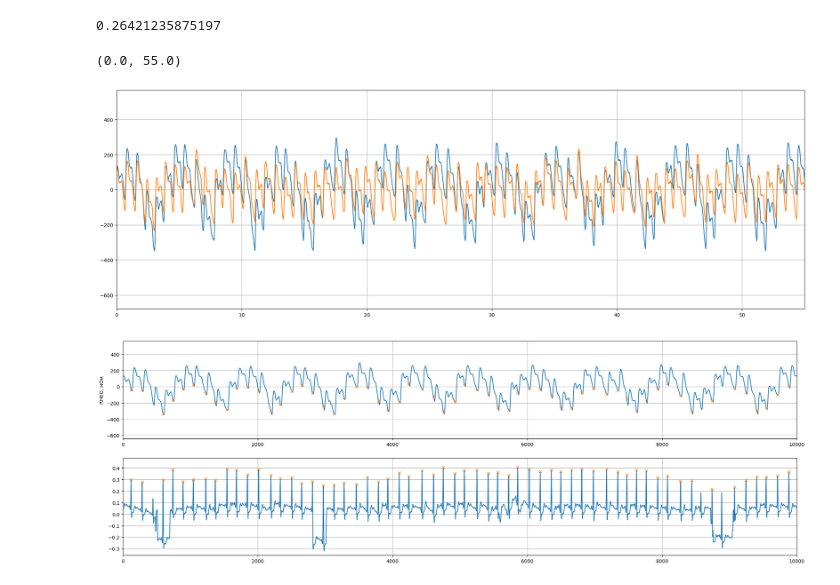
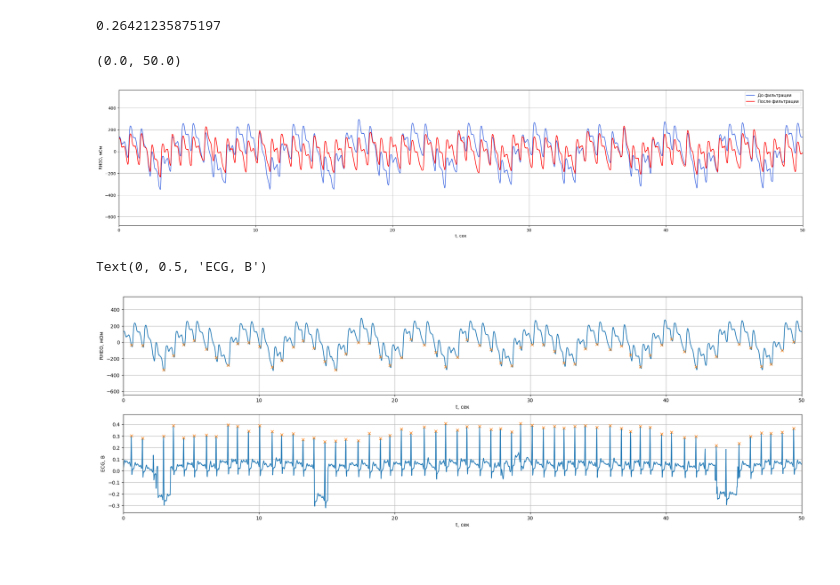
Before and after one commit to AS-git-blip/-, a Jupyter notebook: V2.ipynb, the cells around one changed output. Saved outputs shown, nothing was run; the diff lists cells and outputs as text; code cells hidden in the pictures; blank space fills up the shorter version.

```diff
--- a/V2.ipynb
+++ b/V2.ipynb
@@ -27,26 +27,30 @@ data
 388325 rows × 8 columns
 # %%
 f = plt.figure()
-f.set_figwidth(25)
-f.set_figheight(8)
+f.set_figwidth(20)
+f.set_figheight(10)
 left =0;
-right=40;
+right=50;
 
 #plt.plot(data.TIME_s, data.RHEO_1_mΩ, data.TIME_s, data.ECG_V)
 plt.subplot(3, 1, 1)
-plt.plot(data.TIME_s, -data.RHEO_1_mΩ, data.TIME_s, data.BASE_1_Ω)
+plt.plot(data.TIME_s, -data.RHEO_1_mΩ)
 plt.xlim([left, right])
 plt.xlabel("t, сек")
 plt.ylabel("RHEO, мОм")
 plt.grid(True)
 
-plt.subplot(3, 1, 2)
+plt.subplot(3, 1, 3)
 plt.plot(data.TIME_s, data.ECG_V)
 plt.xlim([left, right])
+plt.xlabel("t, сек")
+plt.ylabel("ECG, В")
 plt.grid(True)
 
-plt.subplot(3, 1, 3)
+plt.subplot(3, 1, 2)
 plt.plot(data.TIME_s, data.BASE_1_Ω)
 plt.xlim([left, right])
+plt.xlabel("t, сек")
+plt.ylabel("BASE, Ом")
 plt.grid(True)
 # %% [output]
@@ -93,39 +99,45 @@ order = 3  # Порядок фильтра Баттерворта
 # %%
 q=bandstop_filter(-data.RHEO_1_mΩ, a-0.06, a+0.06, fs, order)
 
 f = plt.figure()
-f.set_figwidth(25)
-f.set_figheight(8)
+f.set_figwidth(30)
+f.set_figheight(6)
 
-plt.plot(data.TIME_s, -data.RHEO_1_mΩ, data.TIME_s, q)
-#plt.plot(q)
+plt.plot(data.TIME_s, -data.RHEO_1_mΩ, color='royalblue', label='До фильтрации')
+plt.plot(data.TIME_s, q, color='red', label='После фильтрации')
+plt.legend()
+
+plt.xlabel("t, сек")
+plt.ylabel("RHEO, мОм")
+
 plt.grid(True)
-plt.xlim([left, 55])
+plt.xlim([left, right])
 # %% [output]
-(0.0, 55.0)
+(0.0, 50.0)
-[figure, old version]
+[figure, new version]
 # %%
-#поиск точек на pq интервале
+#поиск точек на реограмме, соответствующих R-зубцам
 p, _ =find_peaks(data.ECG_V, height=0.2)
 
 f = plt.figure()
 f.set_figwidth(25)
 f.set_figheight(8)
 
-right=10000
-
 plt.subplot(2, 1, 1)
-plt.plot(-data.RHEO_1_mΩ)
-plt.plot(p, -data.RHEO_1_mΩ[p], 'x')
+plt.plot(data.TIME_s, -data.RHEO_1_mΩ)
+plt.plot(data.TIME_s[p], -data.RHEO_1_mΩ[p], 'x')
 plt.xlim([left, right])
-#plt.xlabel("t, сек")
+plt.xlabel("t, сек")
 plt.ylabel("RHEO, мОм")
 plt.grid(True)
 
 plt.subplot(2, 1, 2)
-plt.plot(data.ECG_V)
-plt.plot(p, data.ECG_V[p], 'x')
+plt.plot(data.TIME_s, data.ECG_V)
+plt.plot(data.TIME_s[p], data.ECG_V[p], 'x')
 plt.xlim([left, right])
 plt.grid(True)
+plt.xlabel("t, сек")
+plt.ylabel("ECG, В")
 # %% [output]
+Text(0, 0.5, 'ECG, В')
-[figure, old version]
+[figure, new version]
```
Also changed, not shown: parts of 9 cells of this notebook.
